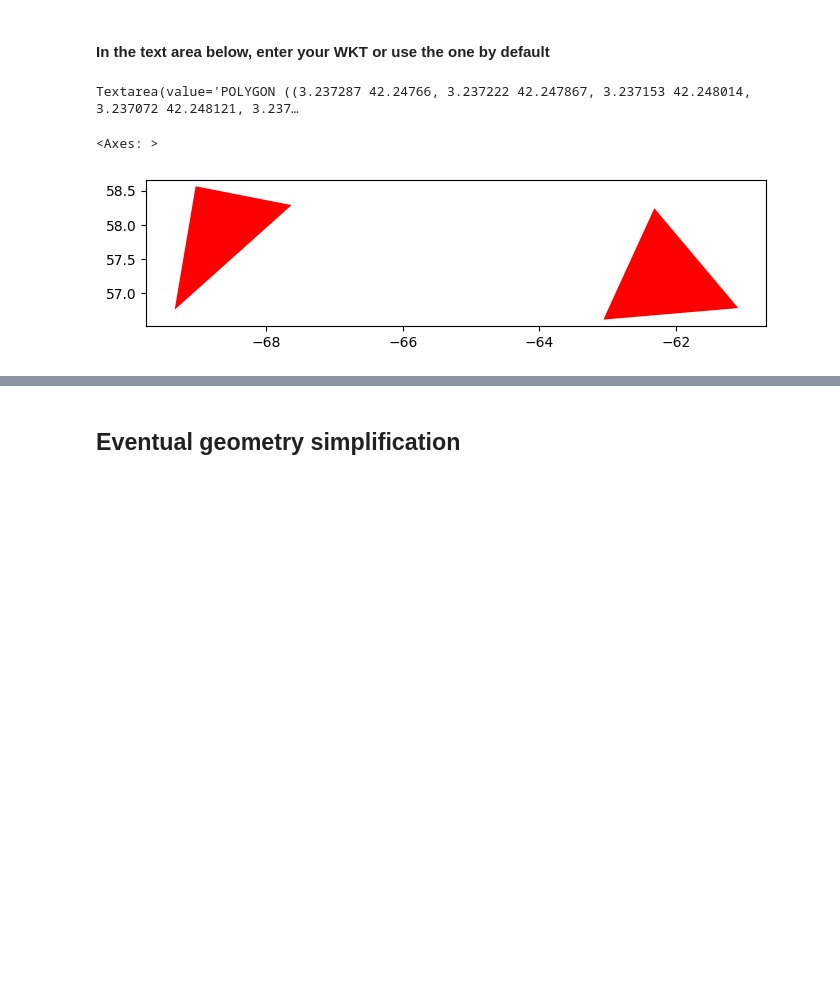
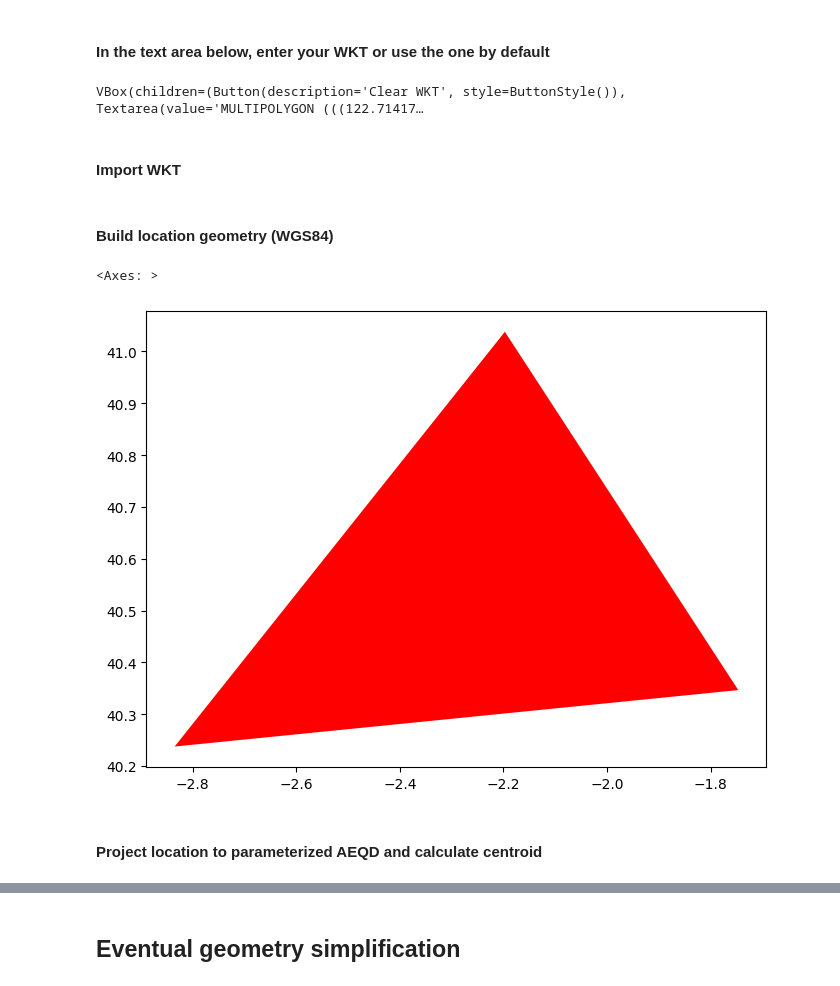
Before and after one commit to rtdeb/GeoPick, a Jupyter notebook: py/test_geopick.ipynb, the cells around one changed output, grey strips where cells are left out. Saved outputs shown, nothing was run; the diff lists cells and outputs as text; code cells hidden in the pictures; blank space fills up the shorter version.

```diff
--- a/py/test_geopick.ipynb
+++ b/py/test_geopick.ipynb
@@ -24,31 +21,68 @@ from IPython.display import display
 textarea_input = widgets.Textarea(
     value='',
     placeholder='Paste your text here',
-    description='WKT:',
+    # description='WKT:',
     disabled=False,
     layout={'width': '800px', 'height': '300px'}  # Set width and height
 )
+def clear_wkt_textarea(b):
+    # Clear the Textarea by setting its value to an empty string
+    textarea_input.value = ""
 
-f_wkt = "../data/capdecreus.txt"
+button = widgets.Button(description="Clear WKT")
+button.on_click(clear_wkt_textarea)
+box = widgets.VBox([button, textarea_input], layout=widgets.Layout(align_items='flex-start'))
+
+# f_wkt = "../data/capdecreus.txt"
+f_wkt = "../data/wkt_different_than_geopickR.txt"
 location_wkt = textarea_input.value
 location_wkt = pathlib.Path(f_wkt).read_text()
 textarea_input.value = location_wkt
-display(textarea_input)
+
+display(box)
 # %% [output]
-Textarea(value='POLYGON ((3.237287 42.24766, 3.237222 42.247867, 3.237153 42.248014, 3.237072 42.248121, 3.237…
+VBox(children=(Button(description='Clear WKT', style=ButtonStyle()), Textarea(value='MULTIPOLYGON (((122.71417…
+# %% [markdown]
+#### Import WKT
+# %%
+def extract_wkt(items):
+  wkt = None
+  for item in items:
+    if item.startswith("POINT") or item.startswith("LINESTRING") or \
+      item.startswith("MULTILINESTRING") or item.startswith("POLYGON") or \
+      item.startswith("MULTIPOLYGON"):
+        wkt = item
+        break  # Stop searching once a match is found
+  return wkt
+items = textarea_input.value.split("\t")
+location_wkt = extract_wkt(items)
+
+if location_wkt.startswith("POINT"):
+  if(len(items) == 1):
+    print("POINT geometry, uncertainty not specified.\n")
+  else:
+    print("POINT geometry.\n")
+    print("Latitude:", items[0], ", Longitude:", items[1], ", Uncertainty:", items[3])
+  class StopExecution(Exception):
+   def _render_traceback_(self):
+    return []
+  raise StopExecution
+# %% [markdown]
+#### Build location geometry (WGS84)
 # %%
-location_wkt = textarea_input.value
 location_wgs84 = gpd.GeoSeries(shapely.wkt.loads(location_wkt))
 location_wgs84.crs = "EPSG:4326"
 
 sec_wgs84 = gp.get_sec(location_wgs84)
 centroid_wgs84 = gp.get_sec_centroid(sec_wgs84, 4326)
 
 fig, ax = plt.subplots(figsize=(8, 8))
 location_wgs84.plot(aspect = "equal", color = "red", ax = ax)
 # %% [output]
 <Axes: >
-[figure, old version]
+[figure, new version]
+# %% [markdown]
+#### Project location to parameterized AEQD and calculate centroid
 # %%
 proj_aeqd = gp.get_aeqd_proj(location_wgs84)
 location_aeqd = location_wgs84.to_crs(proj_aeqd)
```
Also changed, not shown: parts of 9 cells of this notebook, 4 other files.
